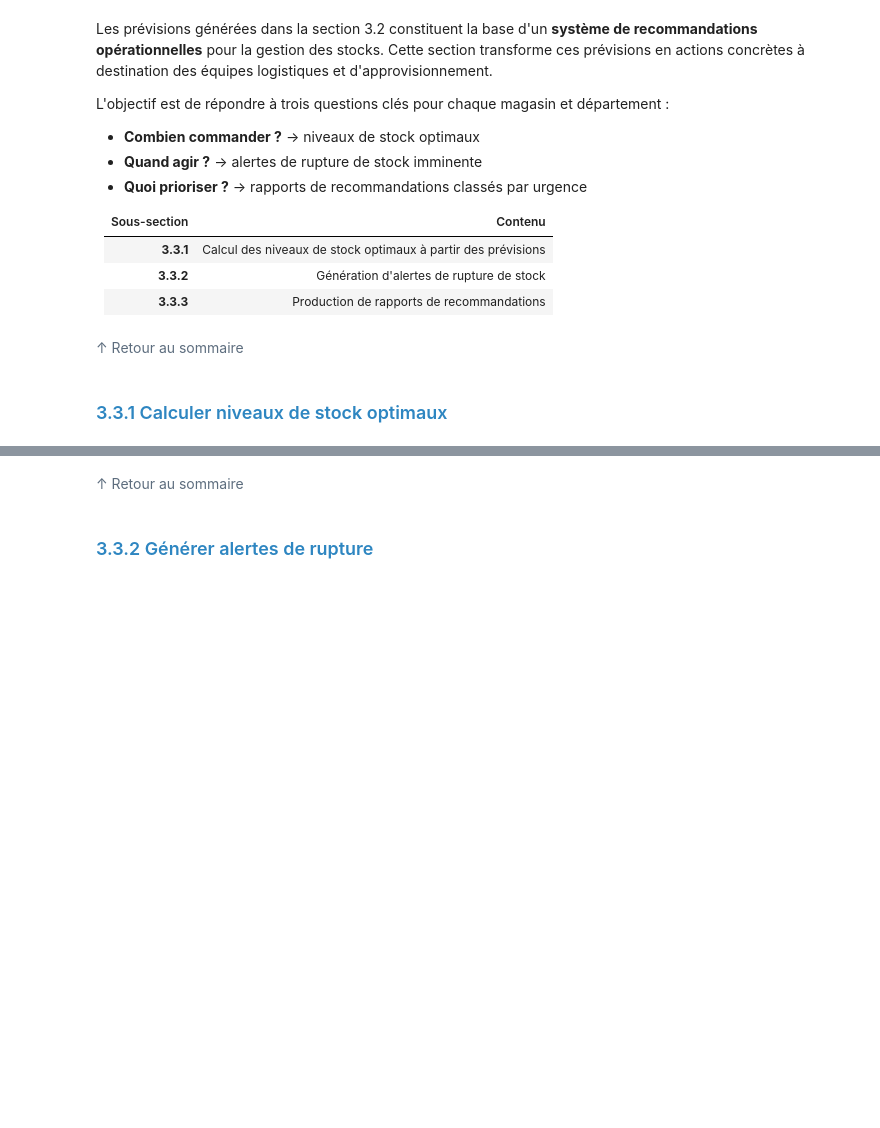
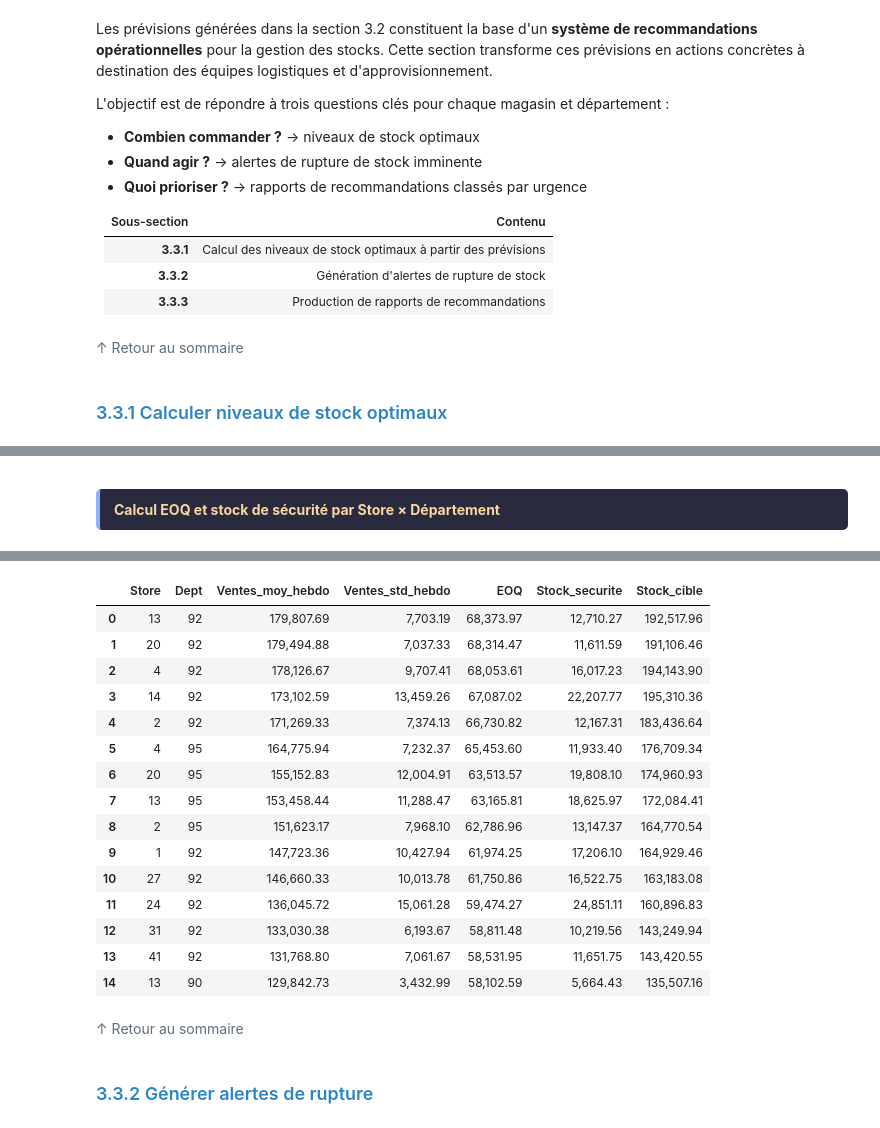
Before and after one commit to AnisHemaida/walmart-sales-forecasting, a Jupyter notebook: notebooks/SIPV_Walmart_EPIC3.ipynb, the cells around one changed output, grey strips where cells are left out. Cells and saved outputs as stored; diff of their text form; code cells hidden in the pictures; blank space fills up the shorter version.

Commit message:
Calcul EOQ et stock de sécurité

```diff
--- a/notebooks/SIPV_Walmart_EPIC3.ipynb
+++ b/notebooks/SIPV_Walmart_EPIC3.ipynb
@@ -903,3 +903,66 @@ Cette section traduit les prévisions hebdomadaires en **décisions concrètes d
 **Stock de sécurité ($)** = Z × σ_demande × racine(L) — σ_demande = écart-type des ventes hebdomadaires prédites par Store × Dept
 
 **Stock cible ($)** = Stock de sécurité + ( Ventes moyennes hebdomadaires × L ) — représente le niveau de stock à avoir en magasin au moment de passer une commande. Il couvre à la fois les ventes attendues pendant le délai de livraison (L semaine) et le stock tampon en cas de pic de demande.
+# %% [markdown]
+<div style="background:#2a2a3e; border-left:4px solid #89b4fa; padding:10px 14px; border-radius:5px; margin-top:16px; color:#FAD7A0;">
+<strong>Calcul EOQ et stock de sécurité par Store × Département</strong>
+</div>
+# %%
+import pandas as pd
+import numpy as np
+
+print("=" * 60)
+print("  3.3.1 — NIVEAUX DE STOCK OPTIMAUX (EOQ + STOCK DE SÉCURITÉ)")
+print("=" * 60)
+
+# ── Paramètres ─────────────────────────────────────────────────
+S      = 50     # Coût fixe par commande ($)
+H_rate = 0.20   # Taux de possession annuel (20%)
+L      = 1      # Délai de livraison (semaines)
+Z      = 1.65   # Facteur de service 95%
+
+# ── 1) Agrégation des prévisions par Store × Dept ─────────────
+df_stock = df_previsions.groupby(['Store', 'Dept']).agg(
+    Ventes_moy_hebdo   = ('Weekly_Sales_Predicted', 'mean'),
+    Ventes_std_hebdo   = ('Weekly_Sales_Predicted', 'std'),
+    Ventes_total_prevu = ('Weekly_Sales_Predicted', 'sum')
+).reset_index()
+
+df_stock['Ventes_std_hebdo'] = df_stock['Ventes_std_hebdo'].fillna(0)
+
+# ── 2) Calcul EOQ ──────────────────────────────────────────────
+# D = demande annuelle en $ (52 semaines × ventes hebdo moyennes)
+# H = H_rate (taux de possession, en % de la valeur — ne dépend pas de D)
+# EOQ ($) = sqrt(2 × D × S / H_rate)
+df_stock['D_annuel'] = df_stock['Ventes_moy_hebdo'] * 52
+
+df_stock['EOQ'] = np.where(
+    df_stock['Ventes_moy_hebdo'] > 0,
+    np.sqrt(2 * df_stock['D_annuel'] * S / H_rate),
+    0
+).round(2)
+
+# ── 3) Calcul Stock de sécurité ────────────────────────────────
+# Stock sécurité = Z × σ_demande × sqrt(L)
+df_stock['Stock_securite'] = (Z * df_stock['Ventes_std_hebdo'] * np.sqrt(L)).round(2)
+
+# ── 4) Stock cible = Stock sécurité + demande pendant délai ───
+df_stock['Stock_cible'] = (
+    df_stock['Stock_securite'] + df_stock['Ventes_moy_hebdo'] * L
+).round(2)
+
+# ── 5) Mise en forme ───────────────────────────────────────────
+df_stock = df_stock.sort_values('Ventes_total_prevu', ascending=False).reset_index(drop=True)
+
+cols_affich = ['Store', 'Dept', 'Ventes_moy_hebdo', 'Ventes_std_hebdo',
+               'EOQ', 'Stock_securite', 'Stock_cible']
+fmt = {c: '{:,.2f}' for c in cols_affich if c not in ['Store', 'Dept']}
+
+print(f"\n  ► {len(df_stock):,} combinaisons Store × Dept traitées")
+print(f"  ► EOQ moyen            : {df_stock['EOQ'].mean():,.0f} $")
+print(f"  ► Stock sécurité moyen : {df_stock['Stock_securite'].mean():,.0f} $")
+print(f"  ► Stock cible moyen    : {df_stock['Stock_cible'].mean():,.0f} $")
+
+print("\n  ► Aperçu — Top 15 Store × Dept par ventes prévues :")
+df_stock[cols_affich].head(15).style.format(fmt)
+# %% [output]
@@ -906,3 +979,19 @@ Cette section traduit les prévisions hebdomadaires en **décisions concrètes d
+|  | Store | Dept | Ventes_moy_hebdo | Ventes_std_hebdo | EOQ | Stock_securite | Stock_cible |
+| 0 | 13 | 92 | 179,807.69 | 7,703.19 | 68,373.97 | 12,710.27 | 192,517.96 |
+| 1 | 20 | 92 | 179,494.88 | 7,037.33 | 68,314.47 | 11,611.59 | 191,106.46 |
+| 2 | 4 | 92 | 178,126.67 | 9,707.41 | 68,053.61 | 16,017.23 | 194,143.90 |
+| 3 | 14 | 92 | 173,102.59 | 13,459.26 | 67,087.02 | 22,207.77 | 195,310.36 |
+| 4 | 2 | 92 | 171,269.33 | 7,374.13 | 66,730.82 | 12,167.31 | 183,436.64 |
+| 5 | 4 | 95 | 164,775.94 | 7,232.37 | 65,453.60 | 11,933.40 | 176,709.34 |
+| 6 | 20 | 95 | 155,152.83 | 12,004.91 | 63,513.57 | 19,808.10 | 174,960.93 |
+| 7 | 13 | 95 | 153,458.44 | 11,288.47 | 63,165.81 | 18,625.97 | 172,084.41 |
+| 8 | 2 | 95 | 151,623.17 | 7,968.10 | 62,786.96 | 13,147.37 | 164,770.54 |
+| 9 | 1 | 92 | 147,723.36 | 10,427.94 | 61,974.25 | 17,206.10 | 164,929.46 |
+| 10 | 27 | 92 | 146,660.33 | 10,013.78 | 61,750.86 | 16,522.75 | 163,183.08 |
+| 11 | 24 | 92 | 136,045.72 | 15,061.28 | 59,474.27 | 24,851.11 | 160,896.83 |
+| 12 | 31 | 92 | 133,030.38 | 6,193.67 | 58,811.48 | 10,219.56 | 143,249.94 |
+| 13 | 41 | 92 | 131,768.80 | 7,061.67 | 58,531.95 | 11,651.75 | 143,420.55 |
+| 14 | 13 | 90 | 129,842.73 | 3,432.99 | 58,102.59 | 5,664.43 | 135,507.16 |
 # %% [markdown]
 <a href="#0" style="color:#5D6D7E; text-decoration:none;">
 ↑ Retour au sommaire
```
Also changed, not shown: parts of 1 cell of this notebook.
